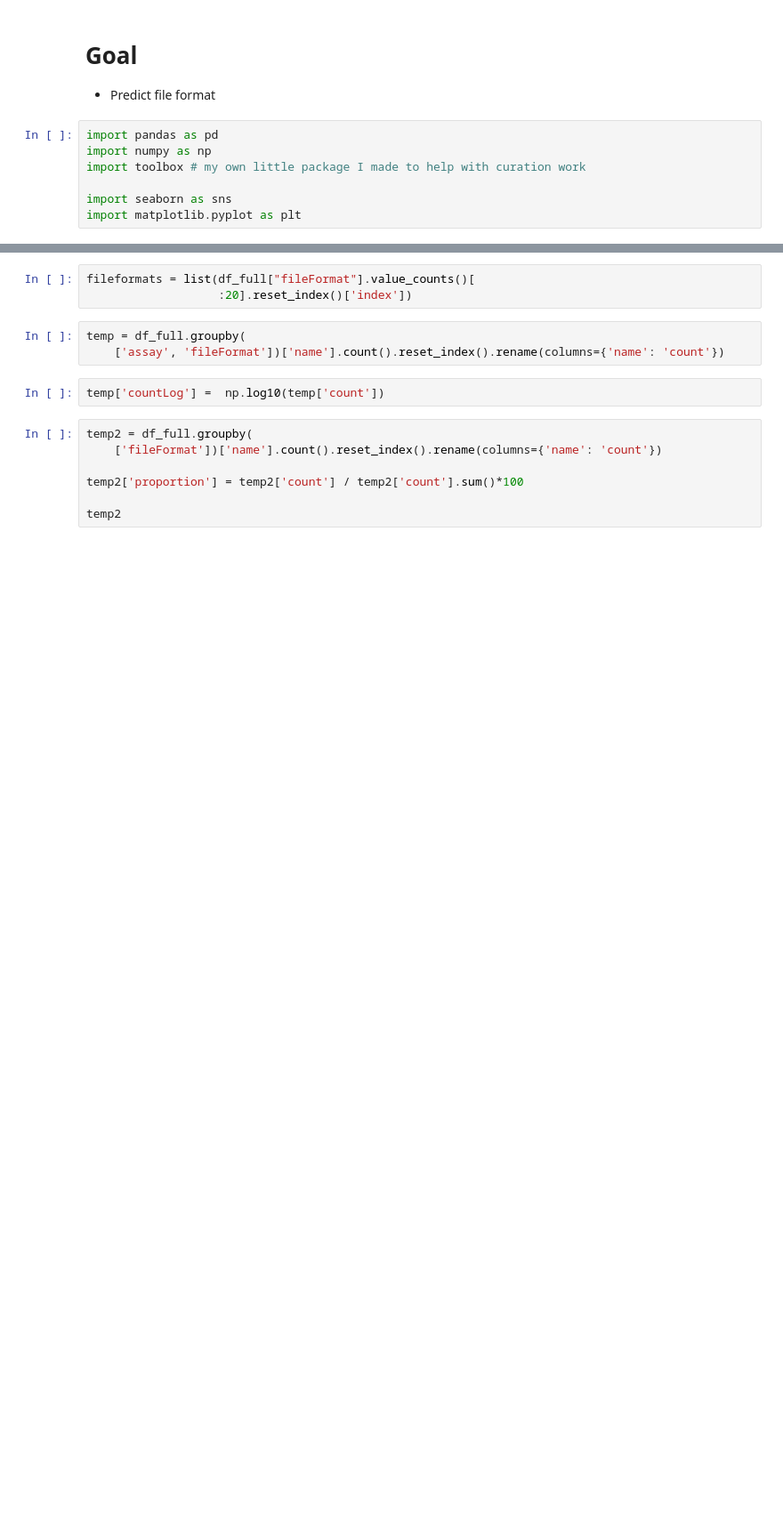
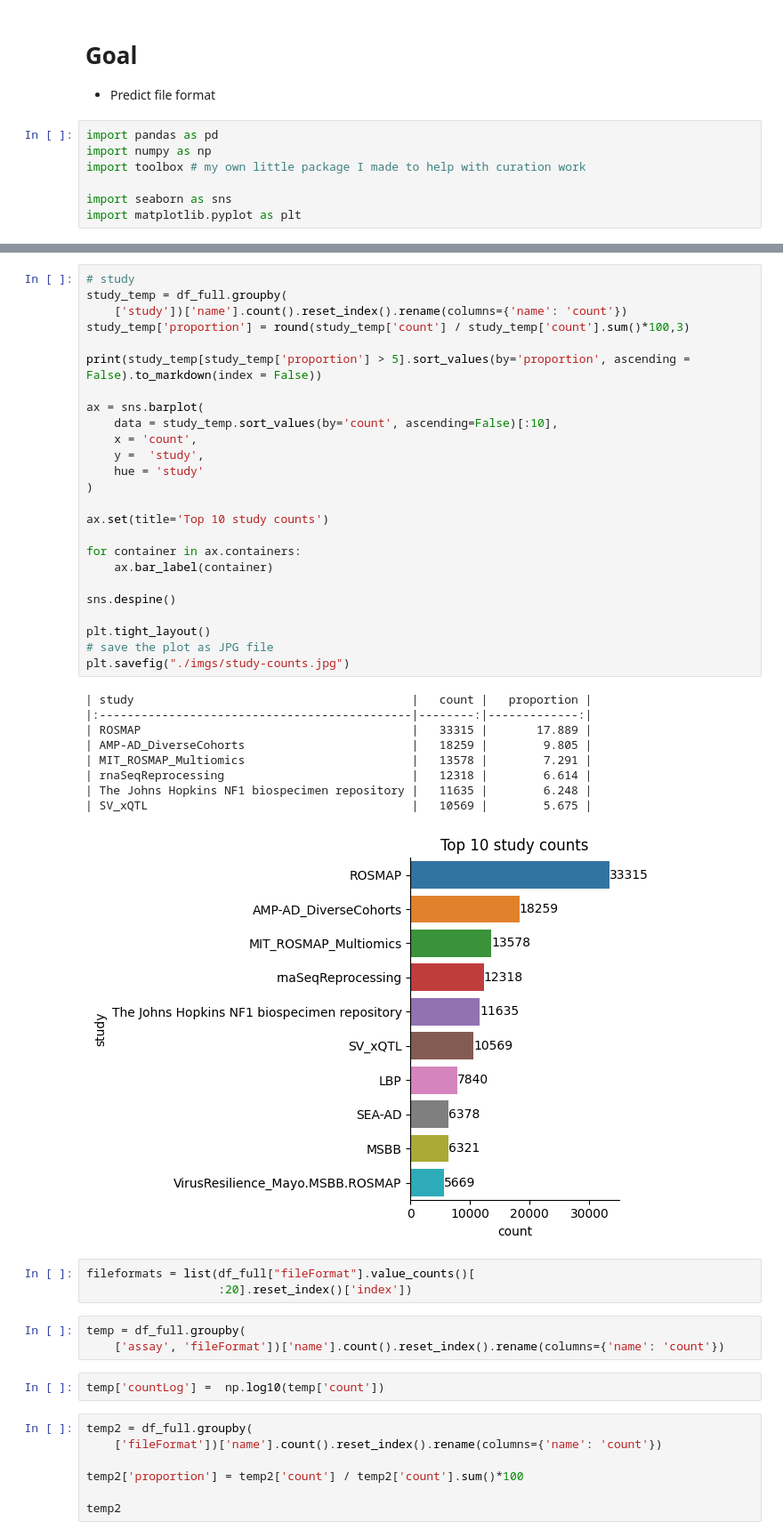
Before and after one commit to nlee-sage/portalAnalytics, a Jupyter notebook: eda.ipynb, the cells around one changed output, grey strips where cells are left out. Shown at 89% size. Drawn from its saved outputs; the diff is of its cells as text; blank space fills up the shorter version.

```diff
--- a/eda.ipynb
+++ b/eda.ipynb
@@ -130,4 +134,39 @@ iPSC
 Name: study, dtype: int64
+# %%
+# study
+study_temp = df_full.groupby(
+    ['study'])['name'].count().reset_index().rename(columns={'name': 'count'})
+study_temp['proportion'] = round(study_temp['count'] / study_temp['count'].sum()*100,3)
+
+print(study_temp[study_temp['proportion'] > 5].sort_values(by='proportion', ascending = False).to_markdown(index = False))
+
+ax = sns.barplot(
+    data = study_temp.sort_values(by='count', ascending=False)[:10],
+    x = 'count',
+    y =  'study',
+    hue = 'study'
+)
+
+ax.set(title='Top 10 study counts')
+
+for container in ax.containers:
+    ax.bar_label(container)
+
+sns.despine()
+
+plt.tight_layout()
+# save the plot as JPG file
+plt.savefig("./imgs/study-counts.jpg")
+# %% [output]
+| study                                        |   count |   proportion |
+|:---------------------------------------------|--------:|-------------:|
+| ROSMAP                                       |   33315 |       17.889 |
+| AMP-AD_DiverseCohorts                        |   18259 |        9.805 |
+| MIT_ROSMAP_Multiomics                        |   13578 |        7.291 |
+| rnaSeqReprocessing                           |   12318 |        6.614 |
+| The Johns Hopkins NF1 biospecimen repository |   11635 |        6.248 |
+| SV_xQTL                                      |   10569 |        5.675 |
+[figure, added]
 # %%
 fileformats = list(df_full["fileFormat"].value_counts()[
                    :20].reset_index()['index'])
```
Also changed, not shown: parts of 13 cells of this notebook, 7 other files.
